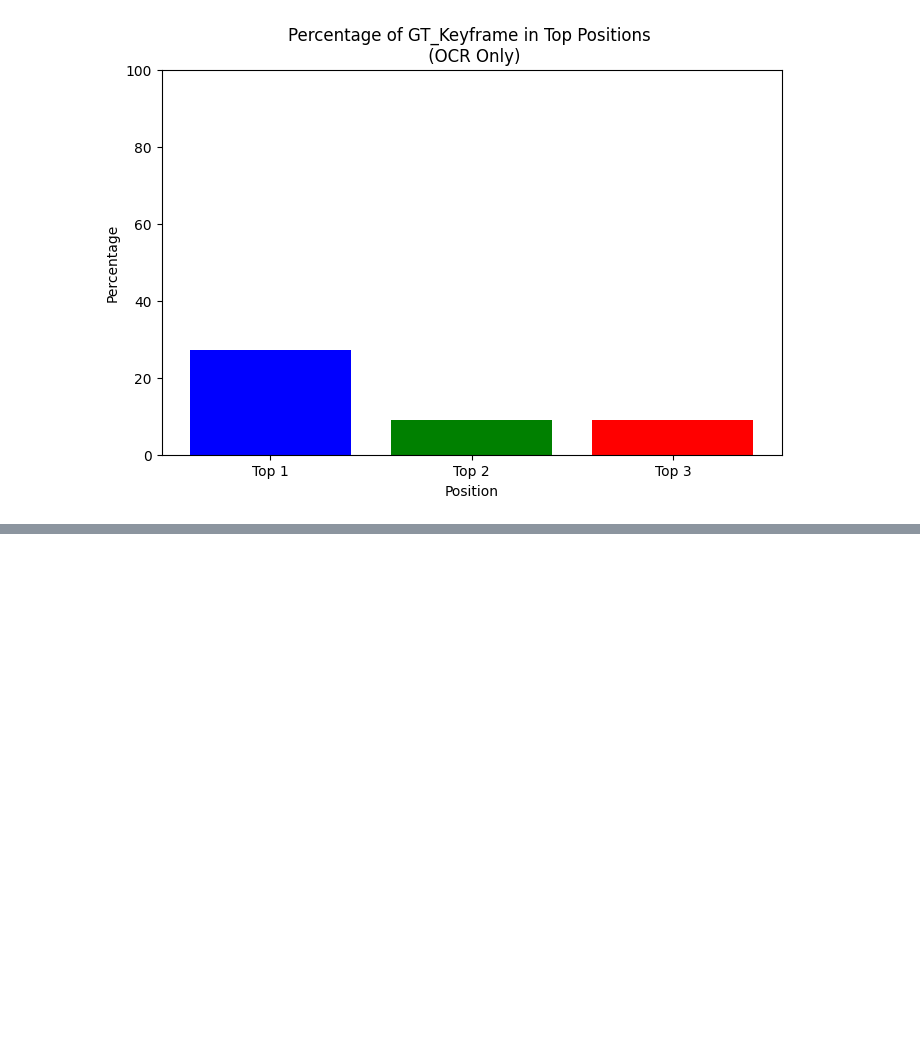
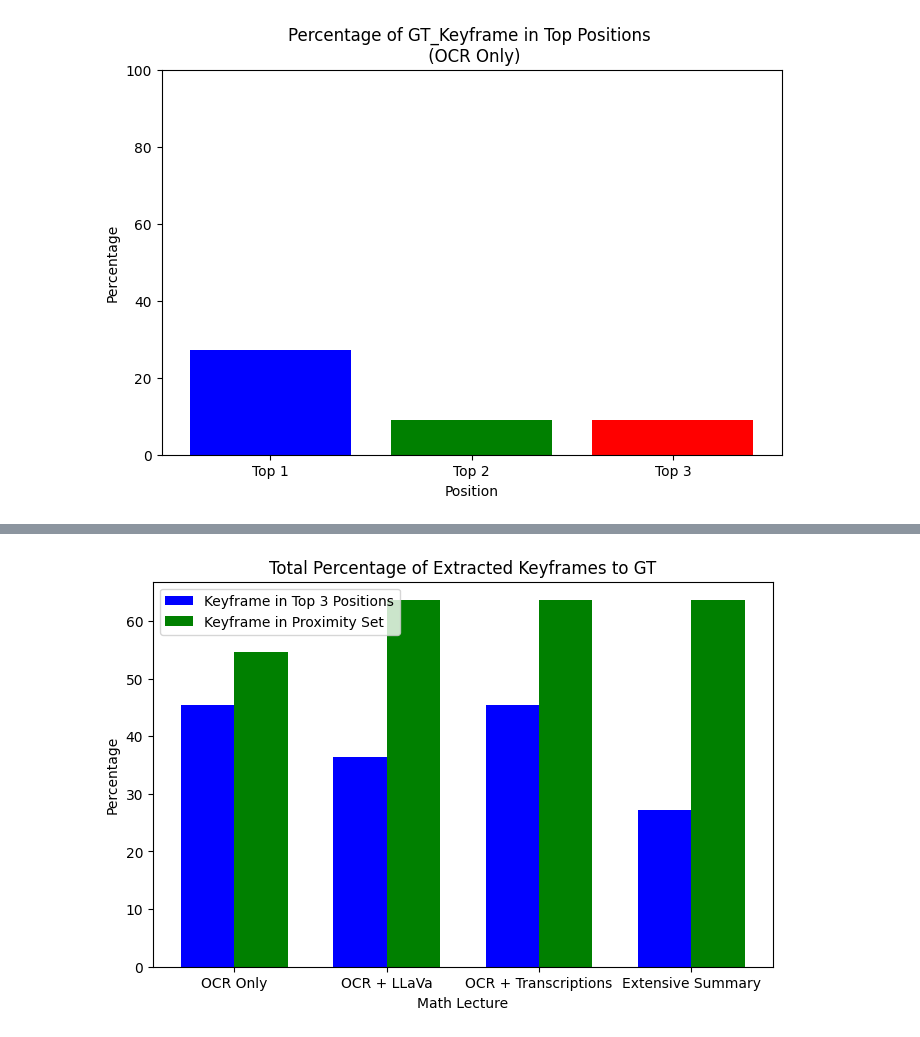
Before and after one commit to Applied-Foundation-Models/In-Video_Search, a Jupyter notebook: experiments/second_experiment/notebooks/data_visualization_math.ipynb, the cells around one changed output, grey strips where cells are left out. Cells and saved outputs as stored; diff of their text form; code cells hidden in the pictures; blank space fills up the shorter version.

```diff
--- a/experiments/second_experiment/notebooks/data_visualization_math.ipynb
+++ b/experiments/second_experiment/notebooks/data_visualization_math.ipynb
@@ -178,12 +257,16 @@ for _, row in df.iterrows():
         prox =check_proximity_keyframes(gt_keyframe)
         res.append(prox)
 
-prox_yes_no = []
+prox_yes_no_ocr_lava = []
 for i, row in df.iterrows():
-    if row['Top_1'] in res[i] or row['Top_2'] in res[i] or row['Top_3'] in res[i]:
-        prox_yes_no.append(1)
+    if row['Top_1'] in res[i]:
+        prox_yes_no_ocr_lava.append(1)
+    elif row['Top_2'] in res[i]:
+        prox_yes_no_ocr_lava.append(2)
+    elif row['Top_3'] in res[i]:
+        prox_yes_no_ocr_lava.append(3)
     else:
-        prox_yes_no.append(0)
+        prox_yes_no_ocr_lava.append(0)
 
-print(prox_yes_no)
+print(prox_yes_no_ocr_lava)
 # %% [output]
@@ -237,12 +320,16 @@ for _, row in df.iterrows():
         prox =check_proximity_keyframes(gt_keyframe)
         res.append(prox)
 
-prox_yes_no = []
+prox_yes_no_long_summary = []
 for i, row in df.iterrows():
-    if row['Top_1'] in res[i] or row['Top_2'] in res[i] or row['Top_3'] in res[i]:
-        prox_yes_no.append(1)
+    if row['Top_1'] in res[i]:
+        prox_yes_no_long_summary.append(1)
+    elif row['Top_2'] in res[i]:
+        prox_yes_no_long_summary.append(2)
+    elif row['Top_3'] in res[i]:
+        prox_yes_no_long_summary.append(3)
     else:
-        prox_yes_no.append(0)
+        prox_yes_no_long_summary.append(0)
 
-print(prox_yes_no)
+print(prox_yes_no_long_summary)
 # %% [output]
@@ -290,12 +377,16 @@ for _, row in df.iterrows():
         prox =check_proximity_keyframes(gt_keyframe)
         res.append(prox)
 
-prox_yes_no = []
+prox_yes_no_ocr_transcriptions = []
 for i, row in df.iterrows():
-    if row['Top_1'] in res[i] or row['Top_2'] in res[i] or row['Top_3'] in res[i]:
-        prox_yes_no.append(1)
+    if row['Top_1'] in res[i]:
+        prox_yes_no_ocr_transcriptions.append(1)
+    elif row['Top_2'] in res[i]:
+        prox_yes_no_ocr_transcriptions.append(2)
+    elif row['Top_3'] in res[i]:
+        prox_yes_no_ocr_transcriptions.append(3)
     else:
-        prox_yes_no.append(0)
+        prox_yes_no_ocr_transcriptions.append(0)
 
-print(prox_yes_no)
+print(prox_yes_no_ocr_transcriptions)
 # %% [output]
@@ -313,0 +405,5 @@ print(prox_yes_no)
+# %%
+total_top_3_percentage_plot(df_standard_ocr_only, df_ocr_lava, df_ocr_transcriptions, df_long_summary, prox_yes_no_ocr_only, prox_yes_no_ocr_lava, prox_yes_no_ocr_transcriptions, prox_yes_no_long_summary)
+# save the plot on disk
+# %% [output]
+[figure, added]
```
Also changed, not shown: parts of 7 cells of this notebook, 4 other files.
